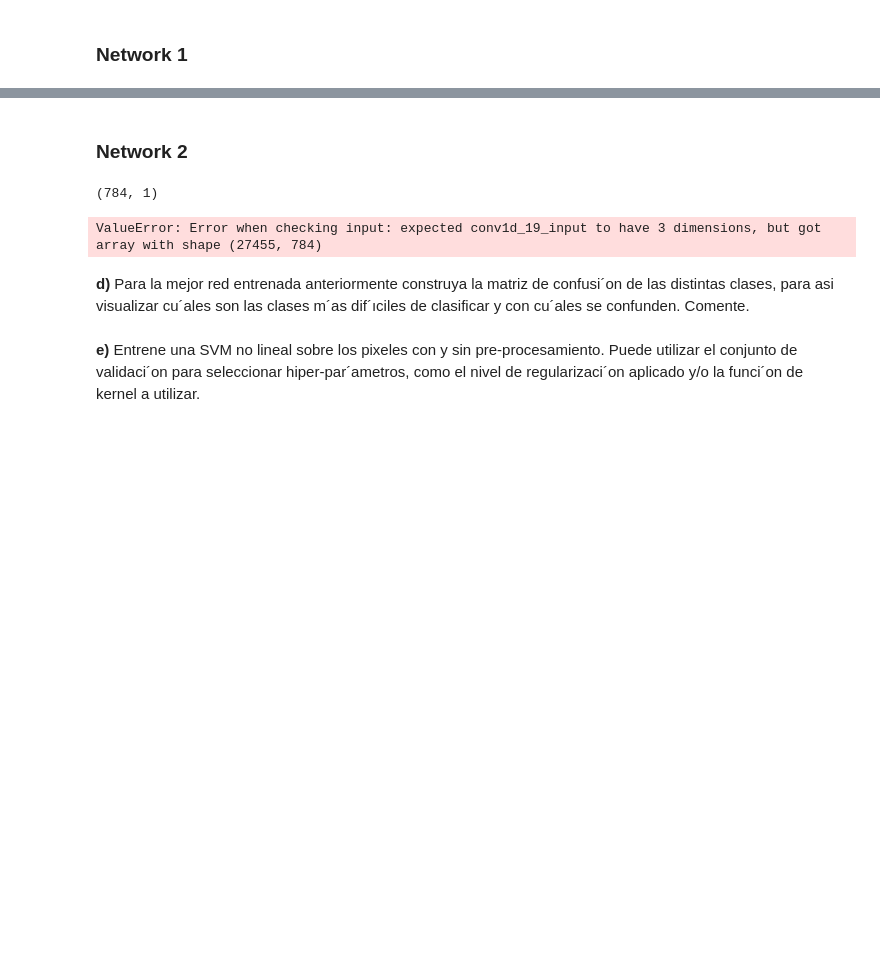
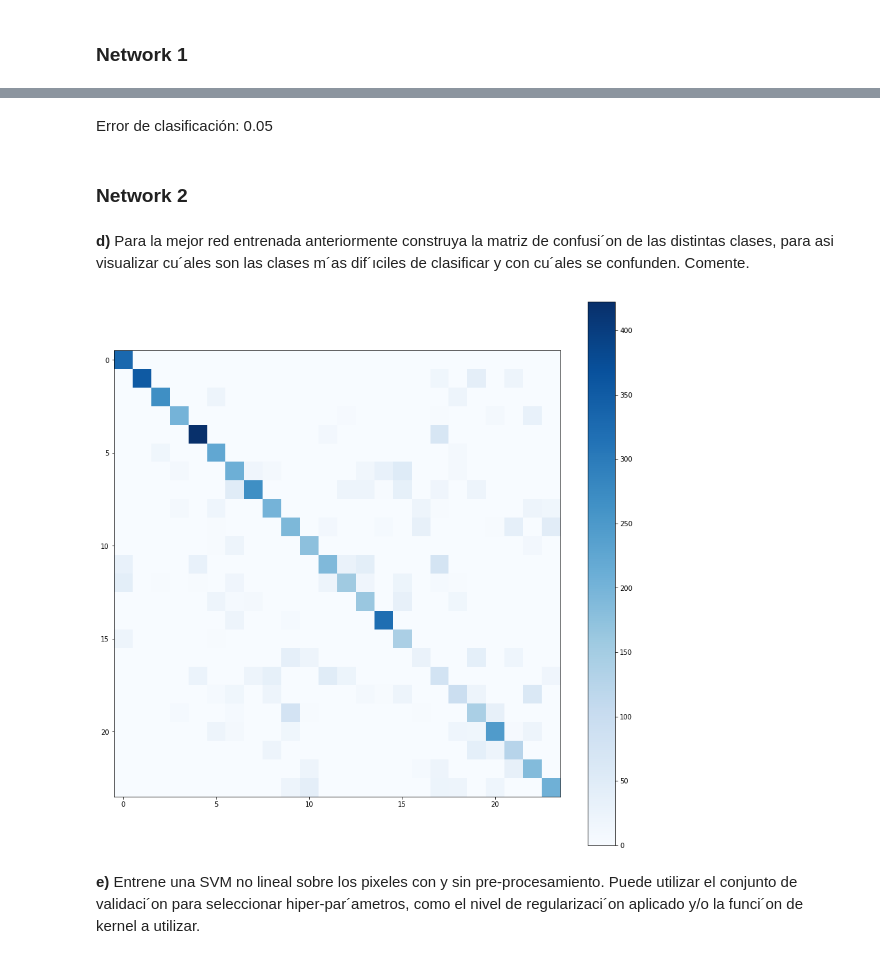
Before and after one commit to TareasJF/INF393, a Jupyter notebook: T3/Pregunta4.ipynb, the cells around one changed output, grey strips where cells are left out. Cells and saved outputs as stored; diff of their text form; code cells hidden in the pictures; blank space fills up the shorter version.

Commit message:
Matriz de confusion

```diff
--- a/T3/Pregunta4.ipynb
+++ b/T3/Pregunta4.ipynb
@@ -26,13 +29,16 @@ x_tr, x_v, x_t, y_tr, y_v , y_t = load_data()
 escalando los datos de acuerdo a la intensidad m´axima de pixel (i.e., dividiendo por 255) y luego
 centrando y escal´andolos como en actividades anteriores
 # %%
-def scale_by_max_pixel():
-    return x_tr/255
+def scale_by_max_pixel(x_set):
+    return x_set/255
 
 
 # Finish this one!
-def center_and_scale():
-    return x_tr
+def center_and_scale(x_set):
+    return x_set
+x_tr = scale_by_max_pixel(x_tr)
+x_t = scale_by_max_pixel(x_t)
+x_v = scale_by_max_pixel(x_v)
 # %% [markdown]
 **c)** Dise˜ne, entrene y eval´ue una red neuronal para el problema partir de la representaci´on original de las
 im´agenes. Experimente con distintas arquitecturas, pre-procesamientos y m´etodos de entrenamiento, midiendo el error de clasificaci´on sobre el conjunto de validaci´on. En base a esta ´ultima medida de
@@ -77,29 +84,28 @@ Epoch 100/100
+# %% [markdown]
+Error de clasificación: 0.05
 # %% [markdown]
 ### Network 2
-# %%
-from keras.models import Sequential
-from keras.layers import Dense, Activation, Conv1D, MaxPooling1D
-from keras.optimizers import SGD
-from keras.utils.np_utils import to_categorical
-import numpy as np
-
-# Creación de red secuencial
-model = Sequential()
-
-# Convolucion
-print((x_tr.shape[1], 1))
-model.add(Conv1D(20, 3, input_shape=x_tr.shape, activation='relu'))
-# pooling
-model.add(MaxPooling1D(pool_size=25))
-model.add(Dense(25, init='uniform', activation='softmax'))
-model.compile(optimizer='rmsprop', loss='categorical_crossentropy', metrics=['accuracy'])
-model.fit(x_tr.values, to_categorical(y_tr), nb_epoch=100, batch_size=128, verbose=1, validation_data=(x_v.values,to_categorical(y_v)))
-# %% [output]
-(784, 1)
-ValueError: Error when checking input: expected conv1d_19_input to have 3 dimensions, but got array with shape (27455, 784)
 # %% [markdown]
 **d)** Para la mejor red entrenada anteriormente construya la matriz de confusi´on de las distintas clases, para
 asi visualizar cu´ales son las clases m´as dif´ıciles de clasificar y con cu´ales se confunden. Comente.
+# %%
+
+import itertools
+import numpy as np
+import matplotlib.pyplot as plt
+
+from sklearn import svm, datasets
+from sklearn.model_selection import train_test_split
+from sklearn.metrics import confusion_matrix
+y_t_predict = model.predict_classes(x_t.values)
+cm = confusion_matrix(y_t, y_t_predict)
+
+plt.figure(figsize=(15, 15))
+plt.imshow(cm, interpolation='nearest', cmap=plt.cm.Blues)
+plt.colorbar()
+plt.show()
+# %% [output]
+[figure, added]
 # %% [markdown]
 **e)** Entrene una SVM no lineal sobre los pixeles con y sin pre-procesamiento. Puede utilizar el conjunto de
 validaci´on para seleccionar hiper-par´ametros, como el nivel de regularizaci´on aplicado y/o la funci´on
```
Also changed, not shown: parts of 2 cells of this notebook.
